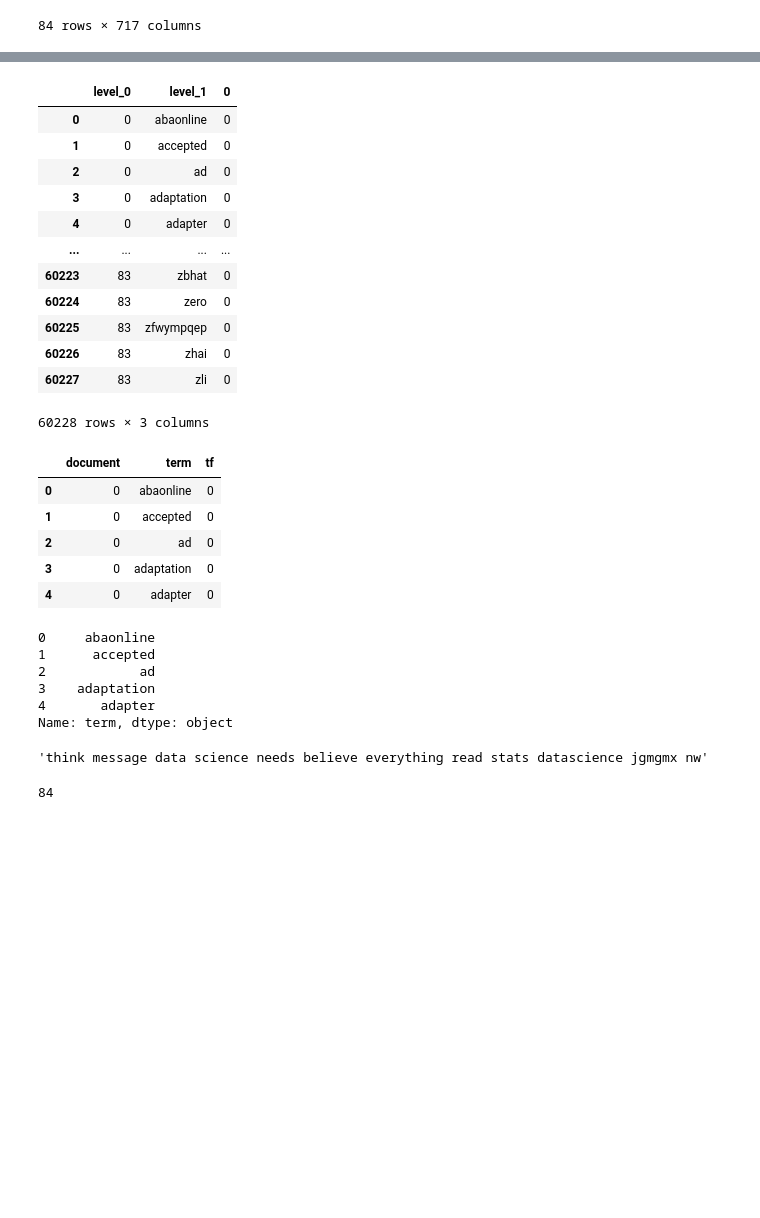
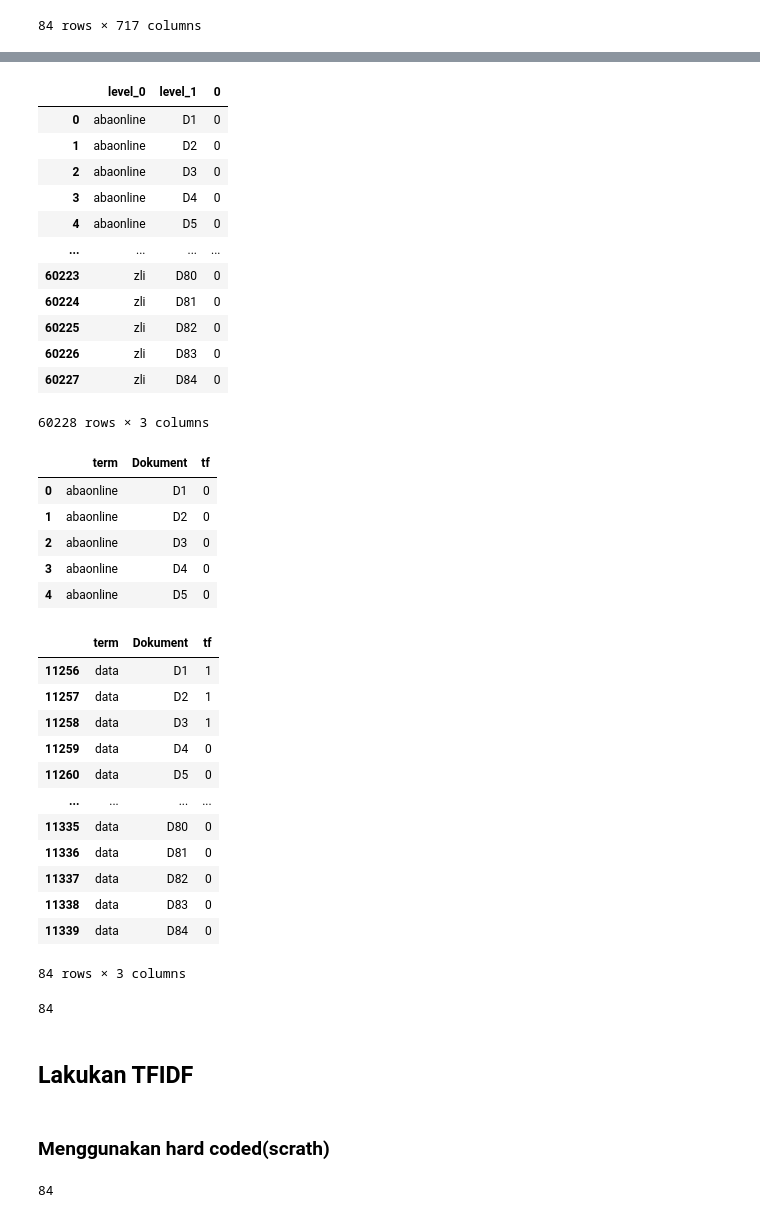
Before and after one commit to ackermanjayjay/tugas-tki, a Jupyter notebook: code/Tugas.ipynb, the cells around one changed output, grey strips where cells are left out. Cells and saved outputs as stored; diff of their text form; code cells hidden in the pictures; blank space fills up the shorter version.

Commit message:
perbaikan logic hitung tfidf

```diff
--- a/code/Tugas.ipynb
+++ b/code/Tugas.ipynb
@@ -341,3 +341,8 @@ data_unigram
 # %%
 hasil_vector_name=len(vectorizer.get_feature_names_out())
 hasil_vector_name_set=len(set(vectorizer.get_feature_names_out()))
+# %%
+matrces_indices_tf = pd.DataFrame(korpus_unigram.T,
+                              index=vectorizer.get_feature_names_out(),
+                            columns=[f'D{i+1}' for i in range(len(df_["clean_text"]))])
+matrces_indices_tf.head()
@@ -344,44 +357,55 @@ hasil_vector_name_set=len(set(vectorizer.get_feature_names_out()))
 # %%
-data_countVector=data_unigram.stack().reset_index()
+data_countVector=matrces_indices_tf.stack().reset_index()
 # %%
 data_countVector
 # %% [output]
 |  | level_0 | level_1 | 0 |
-| 0 | 0 | abaonline | 0 |
-| 1 | 0 | accepted | 0 |
-| 2 | 0 | ad | 0 |
-| 3 | 0 | adaptation | 0 |
-| 4 | 0 | adapter | 0 |
+| 0 | abaonline | D1 | 0 |
+| 1 | abaonline | D2 | 0 |
+| 2 | abaonline | D3 | 0 |
+| 3 | abaonline | D4 | 0 |
+| 4 | abaonline | D5 | 0 |
 | ... | ... | ... | ... |
-| 60223 | 83 | zbhat | 0 |
-| 60224 | 83 | zero | 0 |
-| 60225 | 83 | zfwympqep | 0 |
-| 60226 | 83 | zhai | 0 |
-| 60227 | 83 | zli | 0 |
+| 60223 | zli | D80 | 0 |
+| 60224 | zli | D81 | 0 |
+| 60225 | zli | D82 | 0 |
+| 60226 | zli | D83 | 0 |
+| 60227 | zli | D84 | 0 |
 60228 rows × 3 columns
 # %%
-df_tf = data_countVector.rename(columns={0:'tf', 'level_0': 'document','level_1': 'term', 'level_2': 'term'})
-df_tf.head()
+data_countVector=data_countVector.rename(columns={0:'tf', 'level_0': 'term','level_1': 'Dokument'})
+data_countVector.head()
 # %% [output]
-|  | document | term | tf |
-| 0 | 0 | abaonline | 0 |
-| 1 | 0 | accepted | 0 |
-| 2 | 0 | ad | 0 |
-| 3 | 0 | adaptation | 0 |
-| 4 | 0 | adapter | 0 |
+|  | term | Dokument | tf |
+| 0 | abaonline | D1 | 0 |
+| 1 | abaonline | D2 | 0 |
+| 2 | abaonline | D3 | 0 |
+| 3 | abaonline | D4 | 0 |
+| 4 | abaonline | D5 | 0 |
-# %%
-df_tf["term"].head()
-# %% [output]
-0     abaonline
-1      accepted
-2            ad
-3    adaptation
-4       adapter
-Name: term, dtype: object
-# %%
-df_["clean_text"][0]
-# %% [output]
-'think message data science needs believe everything read stats datascience jgmgmx nw'
+# %%
+data_countVector[data_countVector["term"]=="data"]
+# %% [output]
+|  | term | Dokument | tf |
+| 11256 | data | D1 | 1 |
+| 11257 | data | D2 | 1 |
+| 11258 | data | D3 | 1 |
+| 11259 | data | D4 | 0 |
+| 11260 | data | D5 | 0 |
+| ... | ... | ... | ... |
+| 11335 | data | D80 | 0 |
+| 11336 | data | D81 | 0 |
+| 11337 | data | D82 | 0 |
+| 11338 | data | D83 | 0 |
+| 11339 | data | D84 | 0 |
+84 rows × 3 columns
+# %%
+len(data_countVector[data_countVector["term"]=="data"])
+# %% [output]
+84
+# %% [markdown]
+## Lakukan TFIDF
+# %% [markdown]
+### Menggunakan hard coded(scrath)
 # %%
 n_word=len(df_["full_text"].index)
 n_word
```
Also changed, not shown: parts of 18 cells of this notebook.
